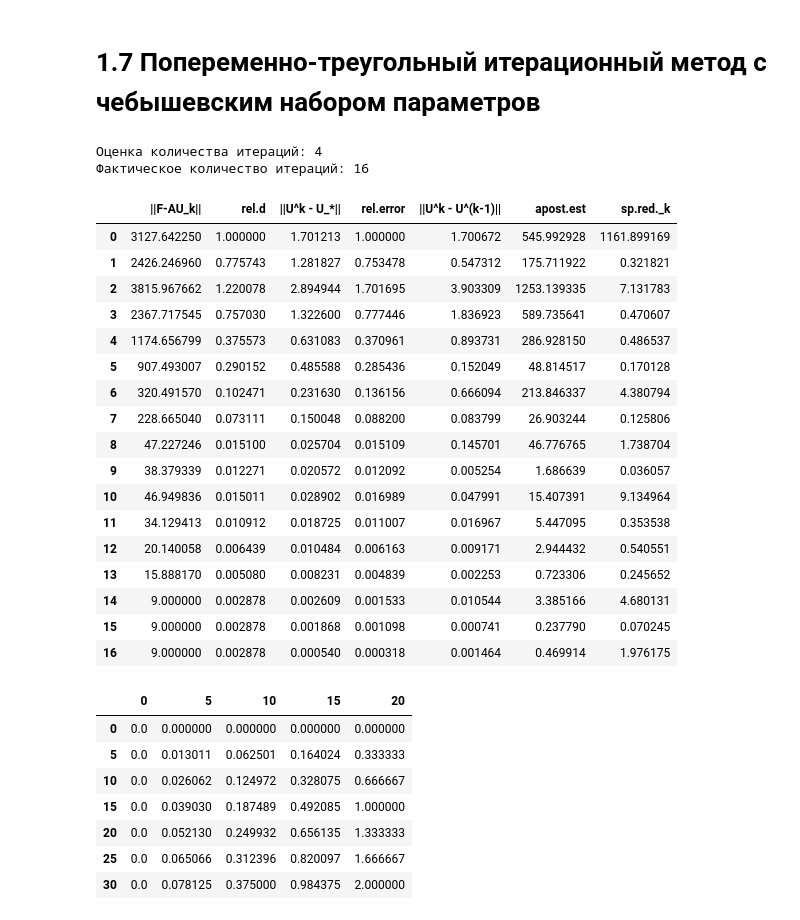
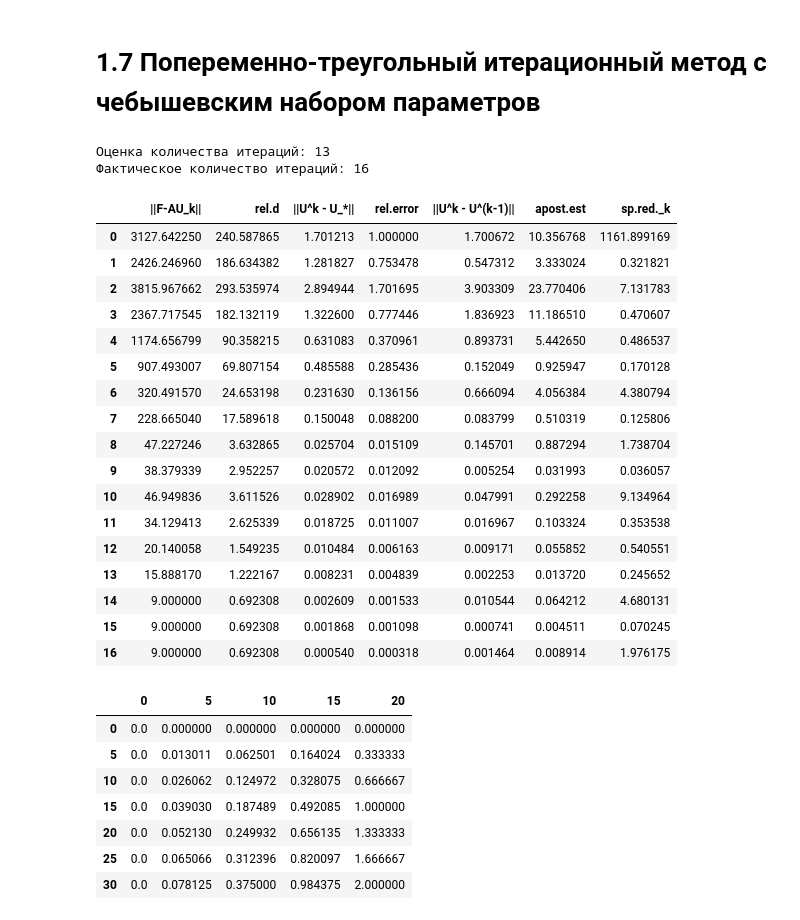
Before and after one commit to astatochek/mm-computational-workshop, a Jupyter notebook: 7-semester/note.ipynb, the cells around one changed output. Drawn from its saved outputs; the diff is of its cells as text; code cells hidden in the pictures.

```diff
--- a/7-semester/note.ipynb
+++ b/7-semester/note.ipynb
@@ -74,10 +74,10 @@ def get_char_table(
         data.append(
             [
                 matrix_norm(
-                    calculate_lhu(solution, x_vec, y_vec, x_step, y_step) + f_grid
+                    calc_l_u(solution, x_vec, y_vec, x_step, y_step) + f_grid
                 ),
                 matrix_norm(
-                    calculate_lhu(solution, x_vec, y_vec, x_step, y_step) + f_grid
+                    calc_l_u(solution, x_vec, y_vec, x_step, y_step) + f_grid
                 )
                 / init_approx,
                 matrix_norm(solution - exact),
@@ -105,16 +105,16 @@ ksi = calc_ksi(c1, c2, d1, d2, x_step, y_step)
 
 f_grid = get_f_grid(x_vec, y_vec)
 
-exact_solution = get_exact_solution(x_vec, y_vec)
-exact_solution_table = pd.DataFrame(data=exact_solution)
+expected_solution = get_expected_solution_grid(x_vec, y_vec)
+expected_solution_grid = pd.DataFrame(data=expected_solution)
 
 u_0 = fill_boundary_grid(x_vec, y_vec)
 
 measure_of_approx = matrix_norm(
-    calculate_lhu(exact_solution, x_vec, y_vec, x_step, y_step) + f_grid
+    calc_l_u(expected_solution, x_vec, y_vec, x_step, y_step) + f_grid
 )
 
-init_approx = matrix_norm(calculate_lhu(u_0, x_vec, y_vec, x_step, y_step) + f_grid)
+init_approx = matrix_norm(calc_l_u(u_0, x_vec, y_vec, x_step, y_step) + f_grid)
 
 n_iter_approx = num_iteration_approx(ksi, eps)
 
@@ -556,66 +556,69 @@ show_table(exact_solution_table, k_row=5, k_col=5)
 # %%
 from algorithms import triangular_chebyshev
 
-sigma = c1 * (4 / (x_step**2)) * ((np.sin((np.pi * x_step) / 2)) ** 2) + d1 * (
+delta1 = c1 * (4 / (x_step**2)) * ((np.sin((np.pi * x_step) / 2)) ** 2) + d1 * (
     4 / (y_step**2)
 ) * ((np.sin((np.pi * y_step) / (2 * np.pi))) ** 2)
-delta = c2 * (4 / (x_step**2)) * ((np.cos((np.pi * x_step) / 2)) ** 2) + d2 * (
+delta2 = c2 * (4 / (x_step**2)) * ((np.cos((np.pi * x_step) / 2)) ** 2) + d2 * (
     4 / (y_step**2)
 ) * ((np.cos((np.pi * y_step) / (2 * np.pi))) ** 2)
-eta = sigma / delta
-omega = 2 / np.sqrt(sigma * delta)
-gamma_1 = sigma / (2 + 2 * np.sqrt(eta))
-gamma_2 = sigma / (4 * np.sqrt(eta))
-ksi = gamma_1 / gamma_2
+eta = delta1 / delta2
+omega = 2 / np.sqrt(delta1 * delta2)
+gamma1 = delta1 / (2 + 2 * np.sqrt(eta))
+gamma2 = delta1 / (4 * np.sqrt(eta))
+ksi = gamma1 / gamma2
 
-tau = triangular_chebyshev.chebyshev_coeffs(gamma_1, gamma_2)
+tau_list = triangular_chebyshev.chebyshev_coeffs(gamma1, gamma2)
 
-solution_list, n_fact_iters = triangular_chebyshev.triangle_method(
-    x_vec, y_vec, x_step, y_step, omega, tau, eps
+(
+    solution_list,
+    n_fact_iters,
+) = triangular_chebyshev.triangular_method_with_chebyshev_parameters(
+    x_vec, y_vec, x_step, y_step, omega, tau_list, eps
 )
 approx_solution_table = pd.DataFrame(data=solution_list[-1])
 
 char_table = get_char_table(
     solution_list,
-    exact_solution,
+    expected_solution,
     x_vec,
     y_vec,
     x_step,
     y_step,
     f_grid,
-    init_approx,
-    radius,
+    int(np.log(2 / eps) / (2 * np.sqrt(2) * np.sqrt(np.sqrt(eta)))),
+    spectral_radius_approx(ksi),
     u_0,
 )
 
 print(
     "Оценка количества итераций:",
-    num_iteration_approx(spectral_radius_approx(ksi), eps),
+    int(np.log(2 / eps) / (2 * np.sqrt(2) * np.sqrt(np.sqrt(eta)))),
 )
 print("Фактическое количество итераций:", n_fact_iters)
 
 show_table(char_table, k_row=1)
 # %% [output]
-Оценка количества итераций: 4
+Оценка количества итераций: 13
 Фактическое количество итераций: 16
 |  | ||F-AU_k|| | rel.d | ||U^k - U_*|| | rel.error | ||U^k - U^(k-1)|| | apost.est | sp.red._k |
-| 0 | 3127.642250 | 1.000000 | 1.701213 | 1.000000 | 1.700672 | 545.992928 | 1161.899169 |
-| 1 | 2426.246960 | 0.775743 | 1.281827 | 0.753478 | 0.547312 | 175.711922 | 0.321821 |
-| 2 | 3815.967662 | 1.220078 | 2.894944 | 1.701695 | 3.903309 | 1253.139335 | 7.131783 |
-| 3 | 2367.717545 | 0.757030 | 1.322600 | 0.777446 | 1.836923 | 589.735641 | 0.470607 |
-| 4 | 1174.656799 | 0.375573 | 0.631083 | 0.370961 | 0.893731 | 286.928150 | 0.486537 |
-| 5 | 907.493007 | 0.290152 | 0.485588 | 0.285436 | 0.152049 | 48.814517 | 0.170128 |
-| 6 | 320.491570 | 0.102471 | 0.231630 | 0.136156 | 0.666094 | 213.846337 | 4.380794 |
-| 7 | 228.665040 | 0.073111 | 0.150048 | 0.088200 | 0.083799 | 26.903244 | 0.125806 |
-| 8 | 47.227246 | 0.015100 | 0.025704 | 0.015109 | 0.145701 | 46.776765 | 1.738704 |
-| 9 | 38.379339 | 0.012271 | 0.020572 | 0.012092 | 0.005254 | 1.686639 | 0.036057 |
-| 10 | 46.949836 | 0.015011 | 0.028902 | 0.016989 | 0.047991 | 15.407391 | 9.134964 |
-| 11 | 34.129413 | 0.010912 | 0.018725 | 0.011007 | 0.016967 | 5.447095 | 0.353538 |
-| 12 | 20.140058 | 0.006439 | 0.010484 | 0.006163 | 0.009171 | 2.944432 | 0.540551 |
-| 13 | 15.888170 | 0.005080 | 0.008231 | 0.004839 | 0.002253 | 0.723306 | 0.245652 |
-| 14 | 9.000000 | 0.002878 | 0.002609 | 0.001533 | 0.010544 | 3.385166 | 4.680131 |
-| 15 | 9.000000 | 0.002878 | 0.001868 | 0.001098 | 0.000741 | 0.237790 | 0.070245 |
-| 16 | 9.000000 | 0.002878 | 0.000540 | 0.000318 | 0.001464 | 0.469914 | 1.976175 |
+| 0 | 3127.642250 | 240.587865 | 1.701213 | 1.000000 | 1.700672 | 10.356768 | 1161.899169 |
+| 1 | 2426.246960 | 186.634382 | 1.281827 | 0.753478 | 0.547312 | 3.333024 | 0.321821 |
+| 2 | 3815.967662 | 293.535974 | 2.894944 | 1.701695 | 3.903309 | 23.770406 | 7.131783 |
+| 3 | 2367.717545 | 182.132119 | 1.322600 | 0.777446 | 1.836923 | 11.186510 | 0.470607 |
+| 4 | 1174.656799 | 90.358215 | 0.631083 | 0.370961 | 0.893731 | 5.442650 | 0.486537 |
+| 5 | 907.493007 | 69.807154 | 0.485588 | 0.285436 | 0.152049 | 0.925947 | 0.170128 |
+| 6 | 320.491570 | 24.653198 | 0.231630 | 0.136156 | 0.666094 | 4.056384 | 4.380794 |
+| 7 | 228.665040 | 17.589618 | 0.150048 | 0.088200 | 0.083799 | 0.510319 | 0.125806 |
+| 8 | 47.227246 | 3.632865 | 0.025704 | 0.015109 | 0.145701 | 0.887294 | 1.738704 |
+| 9 | 38.379339 | 2.952257 | 0.020572 | 0.012092 | 0.005254 | 0.031993 | 0.036057 |
+| 10 | 46.949836 | 3.611526 | 0.028902 | 0.016989 | 0.047991 | 0.292258 | 9.134964 |
+| 11 | 34.129413 | 2.625339 | 0.018725 | 0.011007 | 0.016967 | 0.103324 | 0.353538 |
+| 12 | 20.140058 | 1.549235 | 0.010484 | 0.006163 | 0.009171 | 0.055852 | 0.540551 |
+| 13 | 15.888170 | 1.222167 | 0.008231 | 0.004839 | 0.002253 | 0.013720 | 0.245652 |
+| 14 | 9.000000 | 0.692308 | 0.002609 | 0.001533 | 0.010544 | 0.064212 | 4.680131 |
+| 15 | 9.000000 | 0.692308 | 0.001868 | 0.001098 | 0.000741 | 0.004511 | 0.070245 |
+| 16 | 9.000000 | 0.692308 | 0.000540 | 0.000318 | 0.001464 | 0.008914 | 1.976175 |
 # %%
 show_table(approx_solution_table, k_row=5, k_col=5)
 # %% [output]
```
Also changed, not shown: parts of 16 cells of this notebook, 9 other files.
